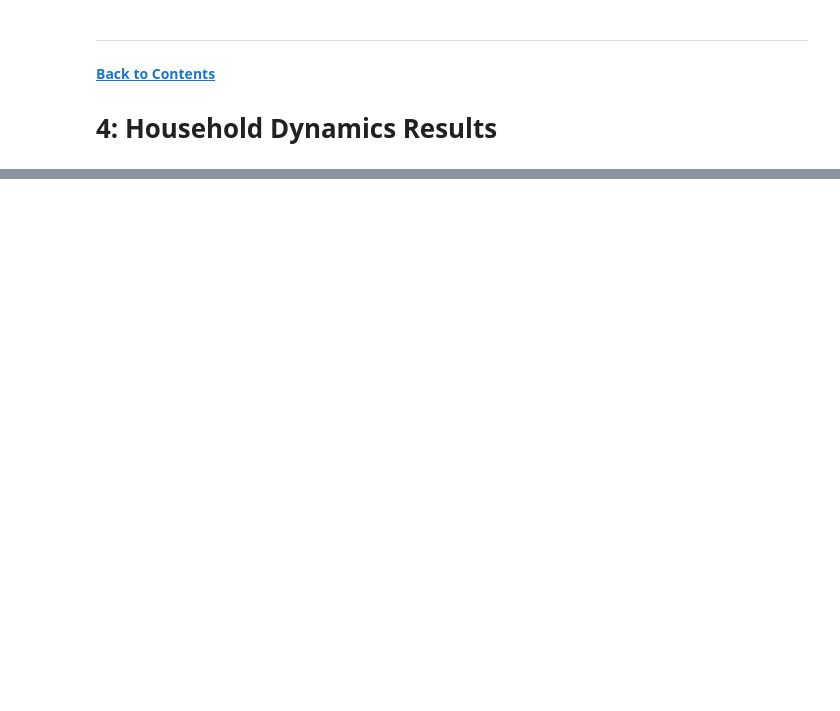
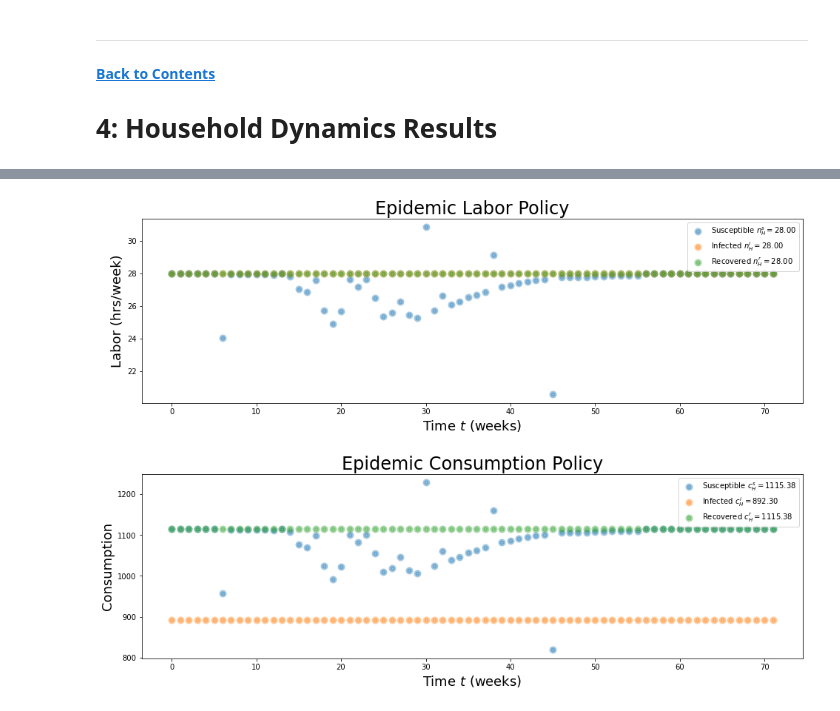
Before and after one commit to qcx201/UBC-ECON-407, a Jupyter notebook: Project_ECON-407_Xie, Jack.ipynb, the cells around one changed output, grey strips where cells are left out. Cells and saved outputs as stored; diff of their text form; code cells hidden in the pictures; blank space fills up the shorter version.

```diff
--- a/Project_ECON-407_Xie, Jack.ipynb
+++ b/Project_ECON-407_Xie, Jack.ipynb
@@ -328,18 +311,22 @@ plt.show()
 # solve pre-infection model
 
 @njit
-def solve_pre_infection(max_iter=10_000, # max iterations
-                        threshold=1e-10 # convergence threshold
+def solve_pre_infection(n_grid=n_grid_default, # labor state space
+                        max_iter=10_000, # max iterations
+                        threshold=1e-5 # convergence threshold
                        ):
     '''
     Solves value function and optimal policies for pre-infection economy representative agent.
 
     Parameters
     ---------
+        n_grid : numpy array (default = n_grid_default)
+            labor state space
+
         max_iter : int (default = 10_000)
             max iterations for solving model
 
-        threshold : float (default = 1e-10)
+        threshold : float (default = 1e-5)
             convergence threshold of value function
 
     Returns
@@ -359,7 +346,7 @@ def solve_pre_infection(max_iter=10_000, # max iterations
     # value-to-go
     V = 0
 
-    # consumption grid (by equation 1.4)
+    # consumption grid (by equation 1.5)
     c_grid = A * n_grid
 
     # utility grid
@@ -915,7 +1107,0 @@ Wall time: 2min 31s
-# %%
-Vs, Ns, Cs, I_grid, S_grid, error = s_res
-
-print(textbf('\nSusceptible  policy found'))
-print(textbf('-'*30))
-
-print(f'\nConvergence error: \t {error:.2e}')
@@ -1348,0 +1527,32 @@ $$
+# %%
+fig, (ax1, ax2) = plt.subplots(2, 1, figsize=(14, 10))
+
+format_kwargs = dict(lw=4, alpha=0.4)
+# labor
+for data in  [ns_evo, ni * np.ones(H), nr * np.ones(H)]:
+    ax1.scatter(range(H), data, **format_kwargs)
+
+ax1.set_title('Epidemic Labor Policy', fontsize=24)
+ax1.set_ylabel('Labor (hrs/week)', fontsize=18)
+ax1.set_xlabel('Time $t$ (weeks)', fontsize=18)
+
+ax1.legend([f'Susceptible $n^s_H = {ns:.2f}$',
+            f'Infected $n^i_H = {ni:.2f}$',
+            f'Recovered $n^r_H = {nr:.2f}$'])
+
+# consumption
+for data in [cs_evo, ci * np.ones(H), cr * np.ones(H)]:
+    ax2.scatter(range(H), data, **format_kwargs)
+
+ax2.set_title('Epidemic Consumption Policy', fontsize=24)
+ax2.set_ylabel('Consumption', fontsize=18)
+ax2.set_xlabel('Time $t$ (weeks)', fontsize=18)
+
+ax2.legend([f'Susceptible $c^s_H = {cs:.2f}$',
+            f'Infected $c^i_H = {ci:.2f}$',
+            f'Recovered $c^r_H = {cr:.2f}$'])
+
+plt.tight_layout(pad=3)
+plt.show()
+# %% [output]
+[figure, added]
```
Also changed, not shown: parts of 79 cells of this notebook, 1 other file.
